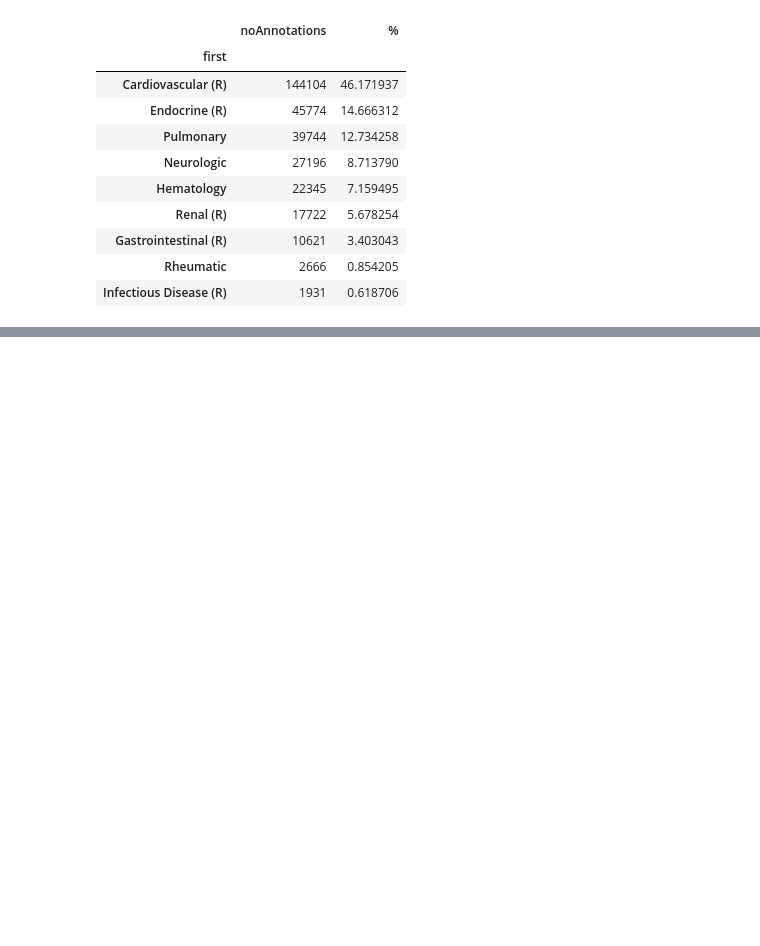
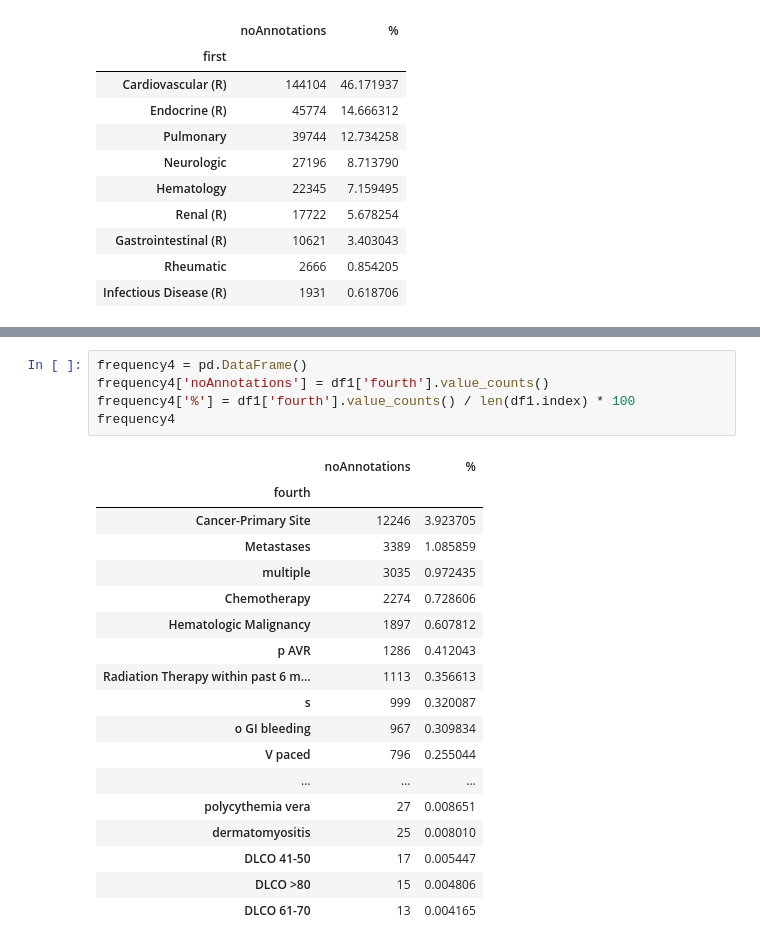
Before and after one commit to joy628/master-project, a Jupyter notebook: data-prepossing-2/pastHistory.ipynb, the cells around one changed output, grey strips where cells are left out. Saved outputs shown, nothing was run; the diff lists cells and outputs as text; blank space fills up the shorter version.

Commit message:
past history dx analysis

```diff
--- a/data-prepossing-2/pastHistory.ipynb
+++ b/data-prepossing-2/pastHistory.ipynb
@@ -228,0 +257,24 @@ frequency11.head()
+# %%
+frequency4 = pd.DataFrame()
+frequency4['noAnnotations'] = df1['fourth'].value_counts()
+frequency4['%'] = df1['fourth'].value_counts() / len(df1.index) * 100
+frequency4
+# %% [output]
+|  | noAnnotations | % |
+| fourth |  |  |
+| Cancer-Primary Site | 12246 | 3.923705 |
+| Metastases | 3389 | 1.085859 |
+| multiple | 3035 | 0.972435 |
+| Chemotherapy | 2274 | 0.728606 |
+| Hematologic Malignancy | 1897 | 0.607812 |
+| p AVR | 1286 | 0.412043 |
+| Radiation Therapy within past 6 m... | 1113 | 0.356613 |
+| s | 999 | 0.320087 |
+| o GI bleeding | 967 | 0.309834 |
+| V paced | 796 | 0.255044 |
+| ... | ... | ... |
+| polycythemia vera | 27 | 0.008651 |
+| dermatomyositis | 25 | 0.008010 |
+| DLCO 41-50 | 17 | 0.005447 |
+| DLCO >80 | 15 | 0.004806 |
+| DLCO 61-70 | 13 | 0.004165 |
```
Also changed, not shown: parts of 3 cells of this notebook.
